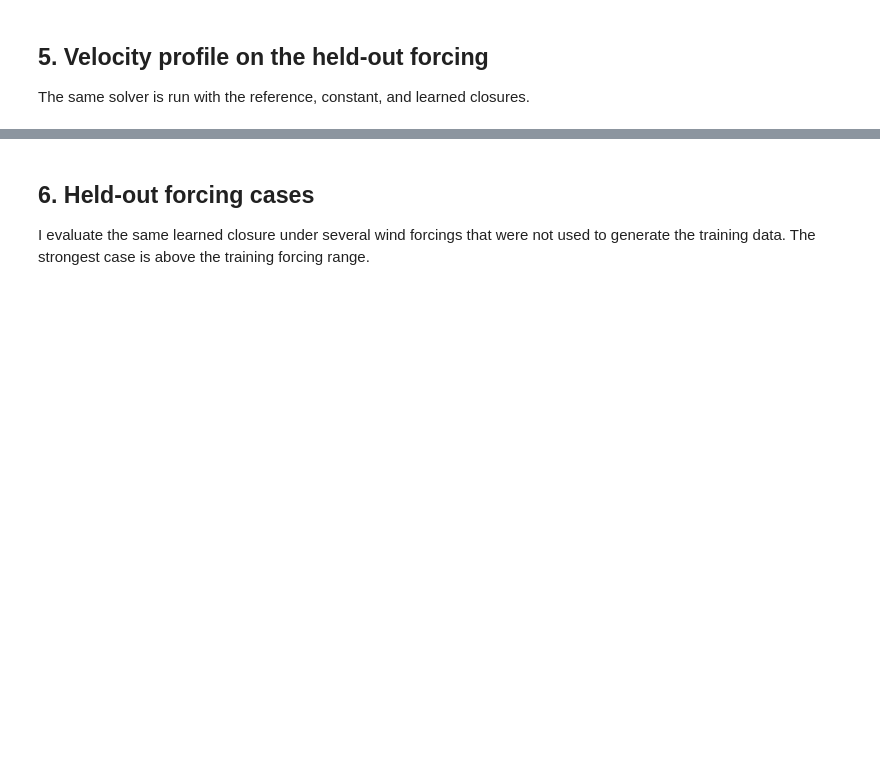
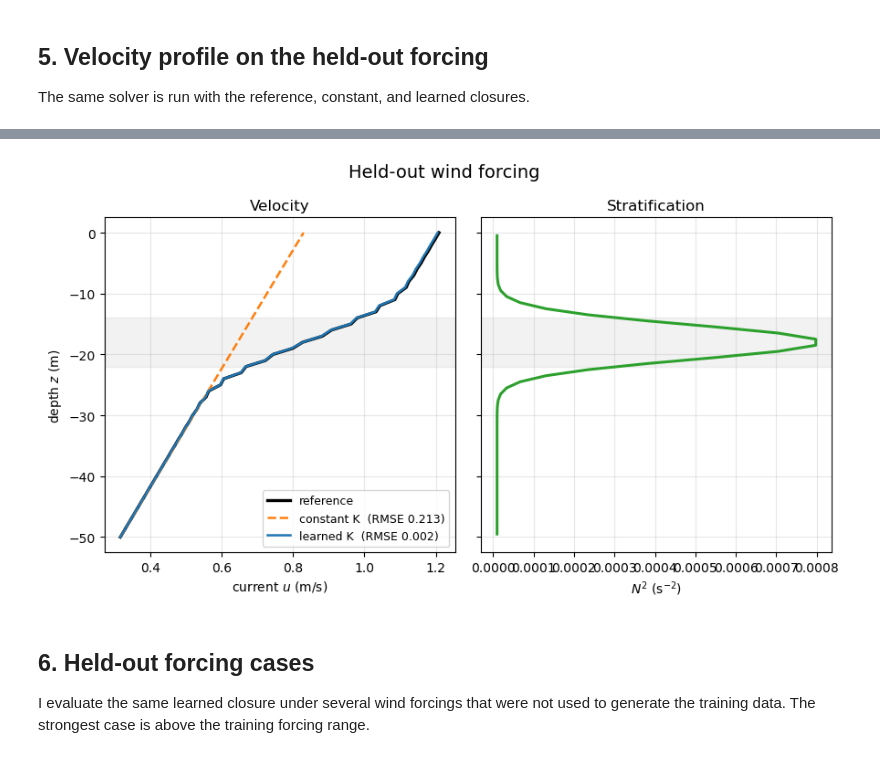
Before and after one commit to youranli001/physics-ml-hybrid-modeling, a Jupyter notebook: notebooks/02_ocean_mixing_learned_closure.ipynb, the cells around one changed output, grey strips where cells are left out. Cells and saved outputs as stored; diff of their text form; code cells hidden in the pictures; blank space fills up the shorter version.

```diff
--- a/notebooks/02_ocean_mixing_learned_closure.ipynb
+++ b/notebooks/02_ocean_mixing_learned_closure.ipynb
@@ -226,3 +271,71 @@ plt.show()
+# %%
+fig, axes = plt.subplots(
+    1, 2,
+    figsize=(9, 5.0),
+    sharey=True
+)
+
+# Highlight the strongly stratified layer
+for ax in axes:
+    ax.axhspan(-22, -14, color="grey", alpha=0.10)
+    ax.grid(alpha=0.3)
+
+
+# --------------------------------------------------
+# 1. Velocity profile
+# --------------------------------------------------
+ax = axes[0]
+
+ax.plot(
+    u_ref, z_node,
+    "k", lw=2.4,
+    label="reference"
+)
+
+ax.plot(
+    u_baseline, z_node,
+    "C1", ls="--", lw=1.8,
+    label=f"constant K  (RMSE {rmse_baseline:.3f})"
+)
+
+ax.plot(
+    u_learned, z_node,
+    "C0", lw=1.8,
+    label=f"learned K  (RMSE {rmse_learned:.3f})"
+)
+
+ax.set_xlabel("current $u$ (m/s)")
+ax.set_ylabel("depth $z$ (m)")
+ax.set_title("Velocity")
+ax.legend(fontsize=9)
+
+
+
+
+
+# --------------------------------------------------
+# 3. Prescribed stratification
+# --------------------------------------------------
+ax = axes[1]
+
+ax.plot(
+    N2_face, z_face,
+    "C2", lw=2.2
+)
+
+ax.set_xlabel(r"$N^2$ (s$^{-2}$)")
+ax.set_title("Stratification")
+
+
+fig.suptitle(
+    "Held-out wind forcing",
+    fontsize=14
+)
+
+fig.tight_layout()
+plt.show()
+# %% [output]
+[figure, added]
 # %% [markdown]
 ## 6. Held-out forcing cases
 
```
Also changed, not shown: parts of 9 cells of this notebook, 2 other files.
